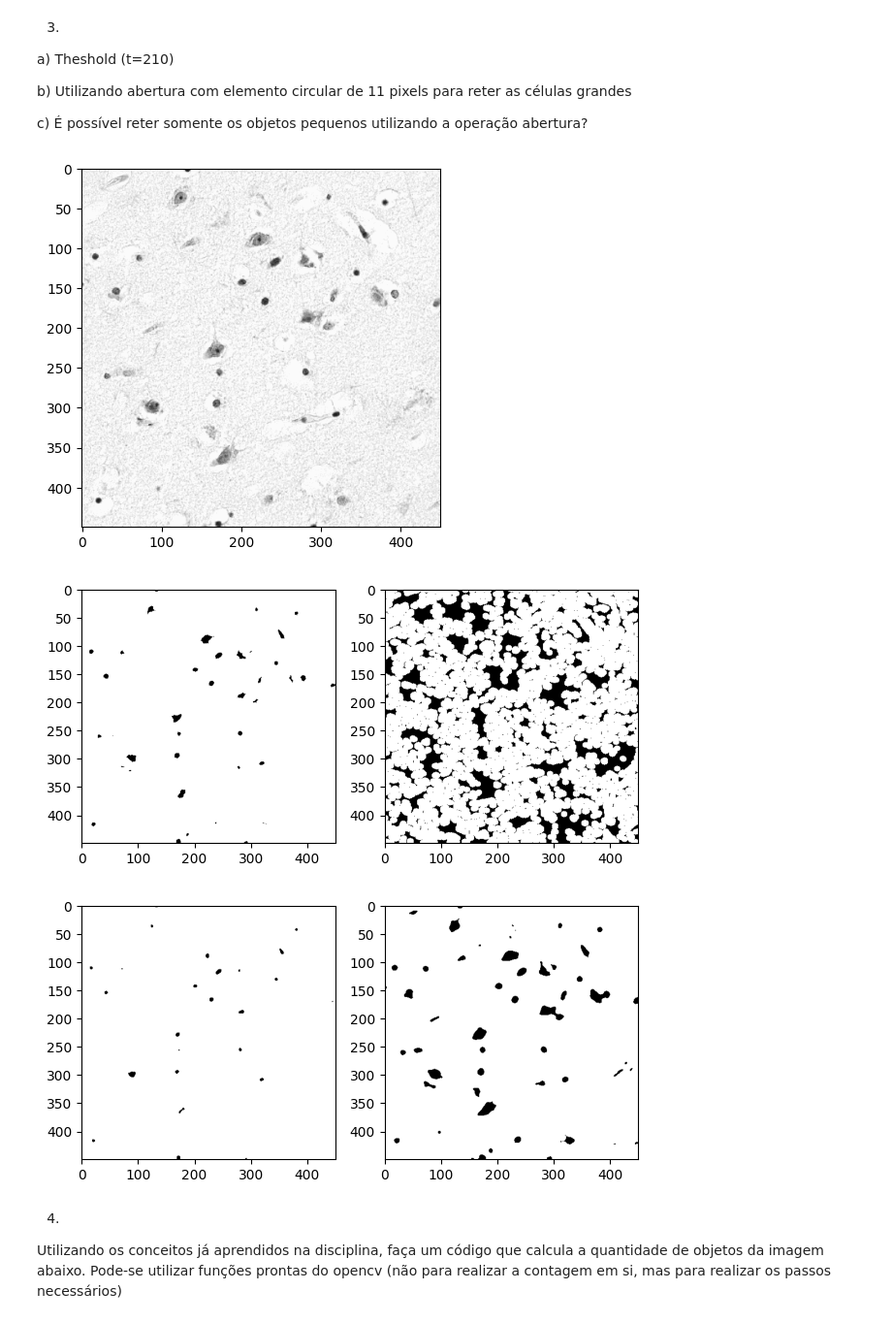
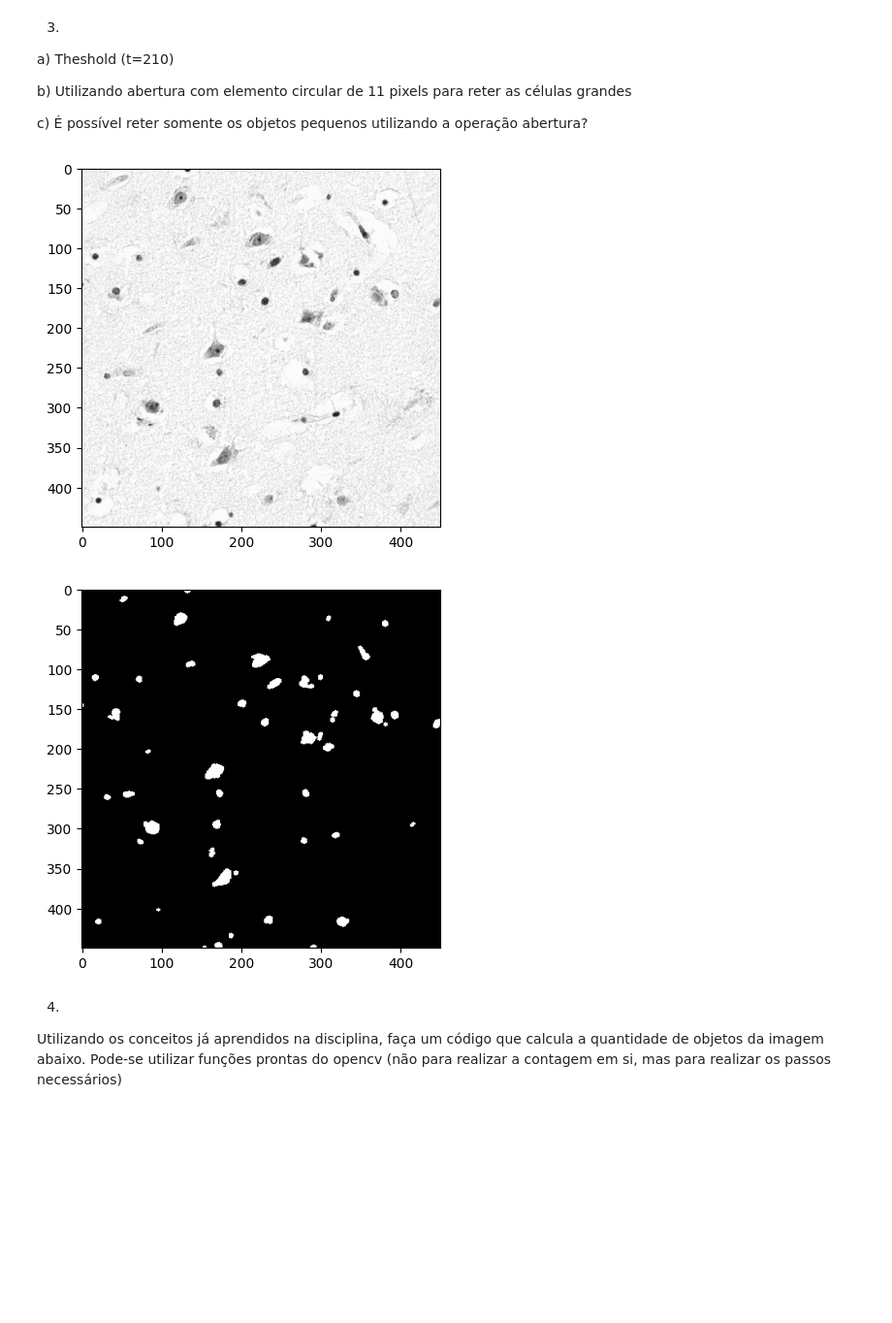
Before and after one commit to Elymas-Magus/gsi058_t1_pedropaulo.spaiva.a, a Jupyter notebook: Lab07 - Mathematical Morphology/lab07.ipynb, the cells around one changed output. Shown: that part at 97% size. Saved outputs shown, nothing was run; the diff lists cells and outputs as text; code cells hidden in the pictures; blank space fills up the shorter version.

```diff
--- a/Lab07 - Mathematical Morphology/lab07.ipynb
+++ b/Lab07 - Mathematical Morphology/lab07.ipynb
@@ -98,28 +204,20 @@ c) É possível reter somente os objetos pequenos utilizando a operação abertu
 # %%
 img3 = cv2.imread("cel4.png", cv2.IMREAD_GRAYSCALE)
 
 def applyOpening(image, size):
     kernel = cv2.getStructuringElement(cv2.MORPH_ELLIPSE, (size, size))
     return cv2.morphologyEx(image, cv2.MORPH_OPEN, kernel)
 
 def binarifyAndApplyOpening(image):
-    thr, bin_img3_default = cv2.threshold(image, 127, 255, cv2.THRESH_BINARY)
-    bin_img3_custom = binarify(image, lambda c: c >= 210)
-
-    img3_points_default = applyOpening(bin_img3_default, 11)
-    img3_points_custom = applyOpening(bin_img3_custom, 11)
-
-    return (img3_points_default, img3_points_custom)
-
-img3_gaussed = cv2.GaussianBlur(img3, ksize=(9,9), sigmaX=0)
+    # thr, bin_image = cv2.threshold(image, 127, 255, cv2.THRESH_BINARY)
+    bin_image = binarify(image, lambda c: c < 210)
+    return applyOpening(bin_image, 5)
 
 showImage(img3)
-showImages(binarifyAndApplyOpening(img3))
-showImages(binarifyAndApplyOpening(img3_gaussed))
+showImage(binarifyAndApplyOpening(img3))
 # %% [output]
 [figure]
-[figure, old version]
+[figure, new version]
-[figure, removed]
 # %% [markdown]
 4)
 Utilizando os conceitos já aprendidos na disciplina, faça um código que calcula a quantidade de objetos da imagem abaixo. Pode-se utilizar funções prontas do opencv (não para realizar a contagem em si, mas para realizar os passos necessários)
```
Also changed, not shown: parts of 2 cells of this notebook, 3 other files.
